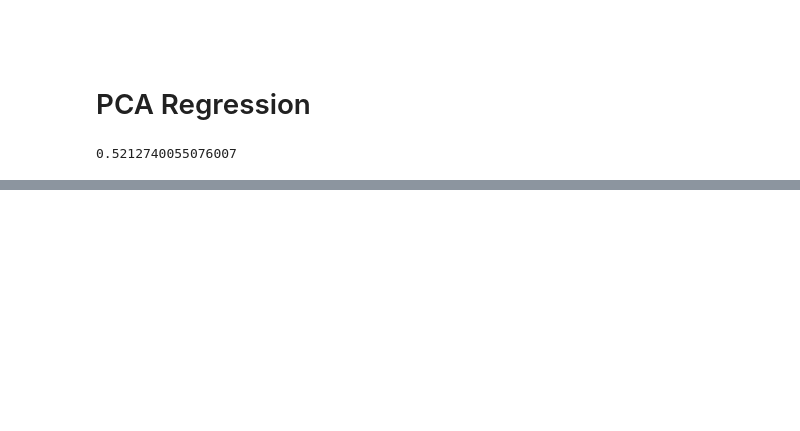
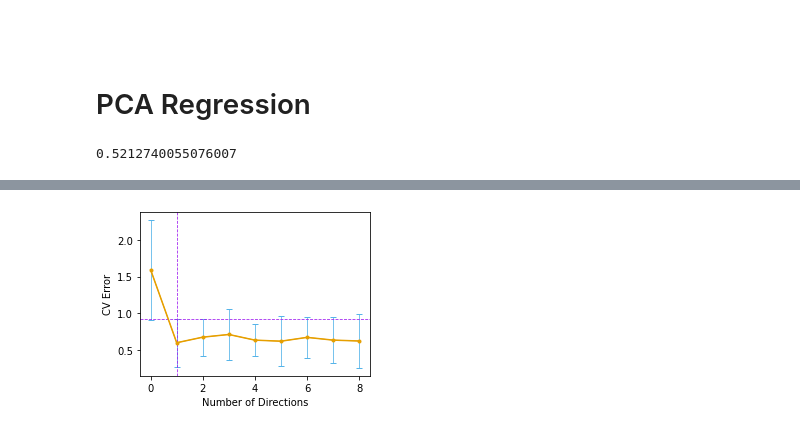
Before and after one commit to mpernow/ml-algos, a Jupyter notebook: mlalgos/example_notebooks/linear_regression.ipynb, the cells around one changed output, grey strips where cells are left out. Saved outputs shown, nothing was run; the diff lists cells and outputs as text; code cells hidden in the pictures; blank space fills up the shorter version.

```diff
--- a/mlalgos/example_notebooks/linear_regression.ipynb
+++ b/mlalgos/example_notebooks/linear_regression.ipynb
@@ -434,0 +498,4 @@ fig_pcr_skl = plot_cv_results(cv_means_pcr, cv_stds_pcr, list(range(1,9)), 'Numb
+# %%
+fig_pls = plot_cv_results(cv_means_pls, cv_stds_pls, list(range(0,9)), 'Number of Directions')
+# %% [output]
+[figure, added]
```
Also changed, not shown: parts of 14 cells of this notebook.
